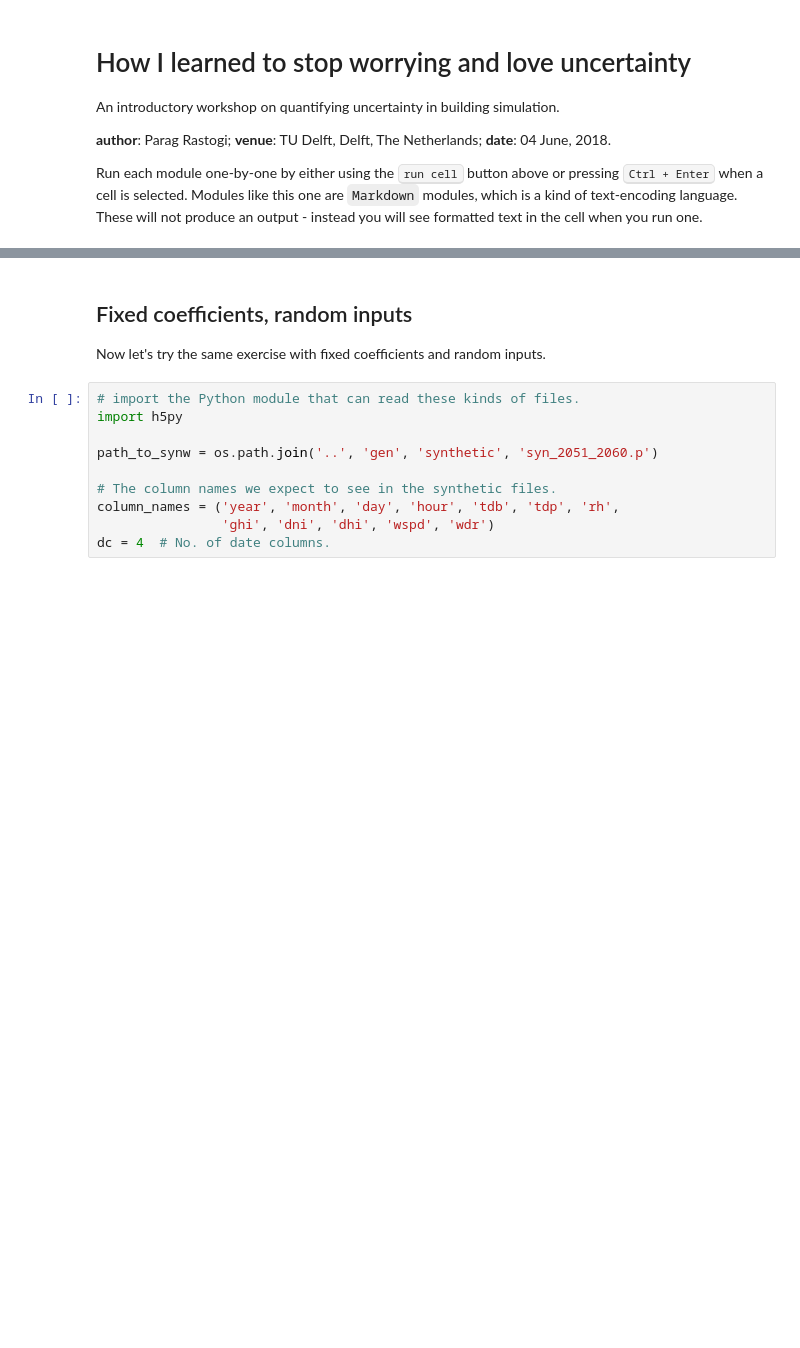
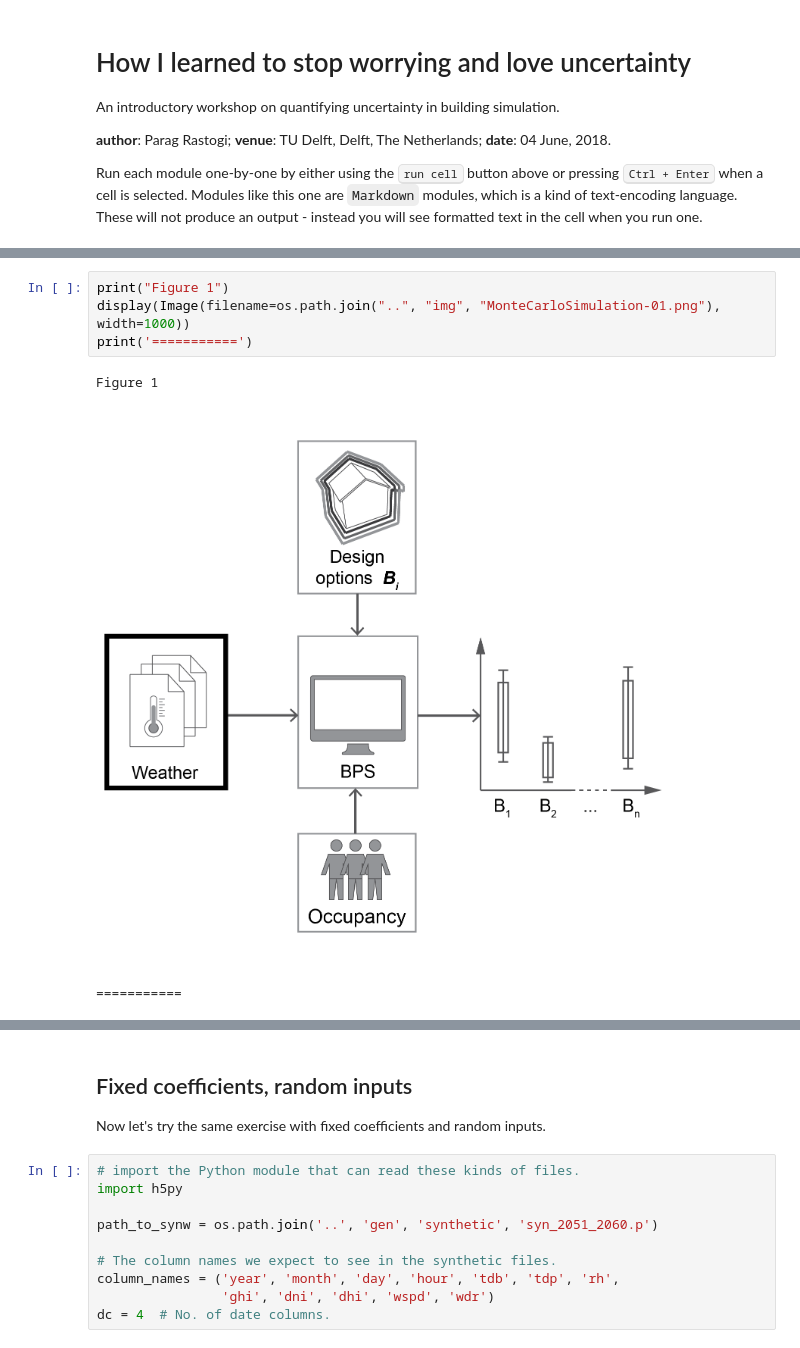
Before and after one commit to paragrastogi/CEPT_Workshop_January2020, a Jupyter notebook: lib/tutorial_v01.ipynb, the cells around one changed output, grey strips where cells are left out. Saved outputs shown, nothing was run; the diff lists cells and outputs as text; blank space fills up the shorter version.

Commit message:
Adding images and a folder for deprecated scripts.

```diff
--- a/lib/tutorial_v01.ipynb
+++ b/lib/tutorial_v01.ipynb
@@ -41,0 +45,8 @@ Yes it is feasible! With rapid-response regression model, which we call an 'emul
+# %%
+print("Figure 1")
+display(Image(filename=os.path.join("..", "img", "MonteCarloSimulation-01.png"), width=1000))
+print('===========')
+# %% [output]
+Figure 1
+[figure, added]
+===========
```
Also changed, not shown: parts of 37 cells of this notebook, 4 other files.
